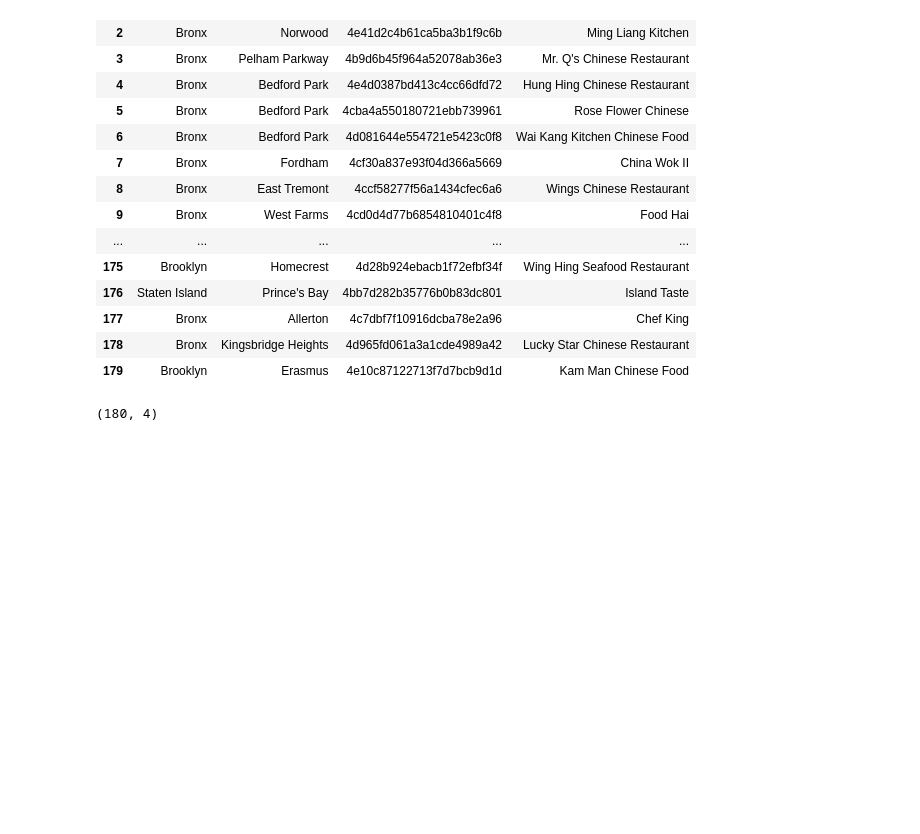
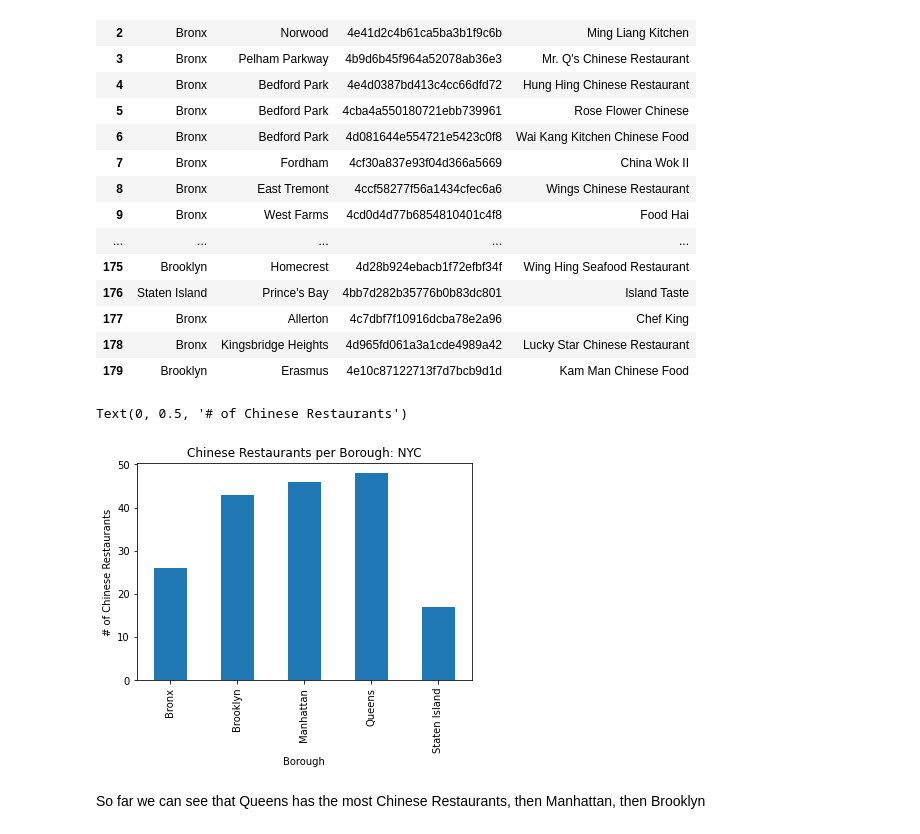
Before and after one commit to roydipta/battle_of_the_neighborhoods, a Jupyter notebook: final_workbook.ipynb, the cells around one changed output. Saved outputs shown, nothing was run; the diff lists cells and outputs as text; code cells hidden in the pictures; blank space fills up the shorter version.

```diff
--- a/final_workbook.ipynb
+++ b/final_workbook.ipynb
@@ -33,8 +33,8 @@ Solving environment: ...working... done
 
 # All requested packages already installed.
 # %%
-CLIENT_ID = 'GFL4E1RLR345IU4I2DHFQKNJZRFPERHZD0GYEEOHJV5OQ1LM' # your Foursquare ID
-CLIENT_SECRET = 'GSVEEXLDU0YEAHH1EO152PQ0KRMSARPEJSFDVYS1PXWUNYRC' # your Foursquare Secret
+CLIENT_ID = 'MNW4DNW2UJ45CPQW4ZP4YELQGFYZQHSTKQKVWI1ZIBQ30QA2' # your Foursquare ID
+CLIENT_SECRET = 'CFERK4DVASW0BCFO2JONB2D2TG41CE1RZKQSEL2PR5YZDNFG' # your Foursquare Secret
 VERSION = '20201127'
 # %%
 url='https://cocl.us/new_york_dataset'
@@ -158,4 +158,10 @@ chinese_df.to_csv()
-# %%
-chinese_df.groupby('')
-# %% [output]
-(180, 4)
+# %%
+chinese_df.groupby('Borough')['ID'].count().plot.bar()
+plt.title('Chinese Restaurants per Borough: NYC')
+plt.xlabel('Borough')
+plt.ylabel('# of Chinese Restaurants')
+# %% [output]
+Text(0, 0.5, '# of Chinese Restaurants')
+[figure, added]
+# %% [markdown]
+So far we can see that Queens has the most Chinese Restaurants, then Manhattan, then Brooklyn
```
Also changed, not shown: parts of 14 cells of this notebook, 3 other files.
